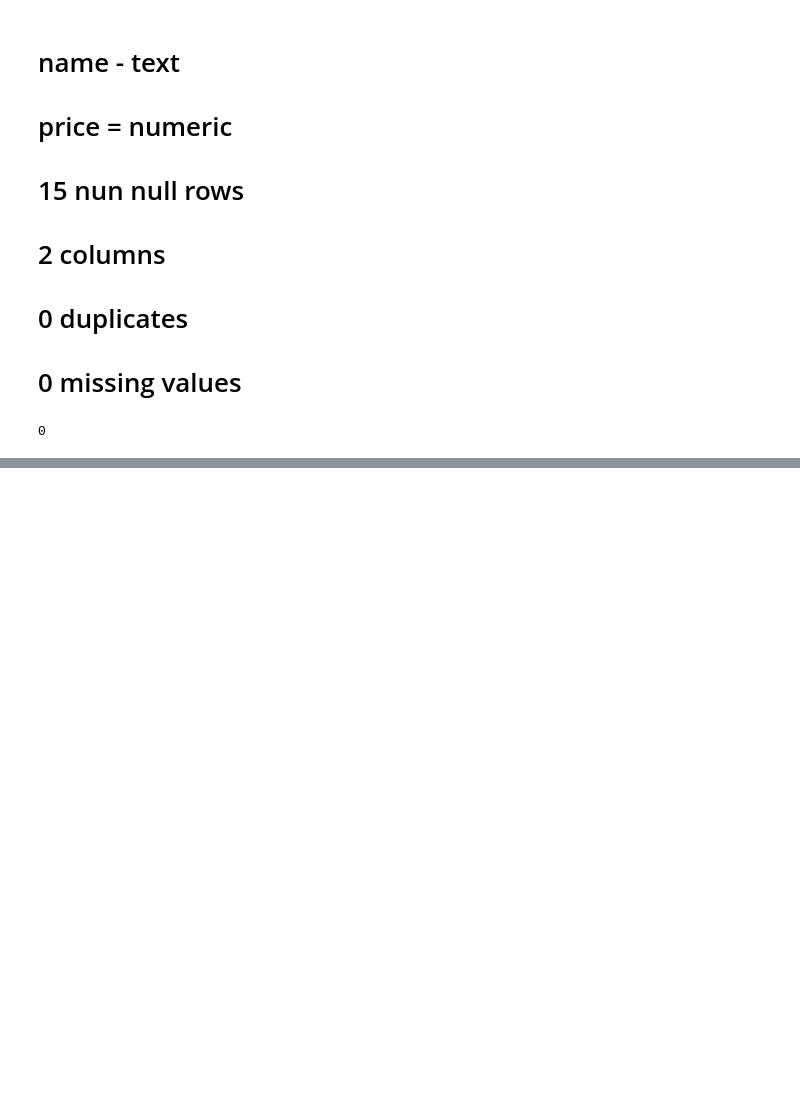
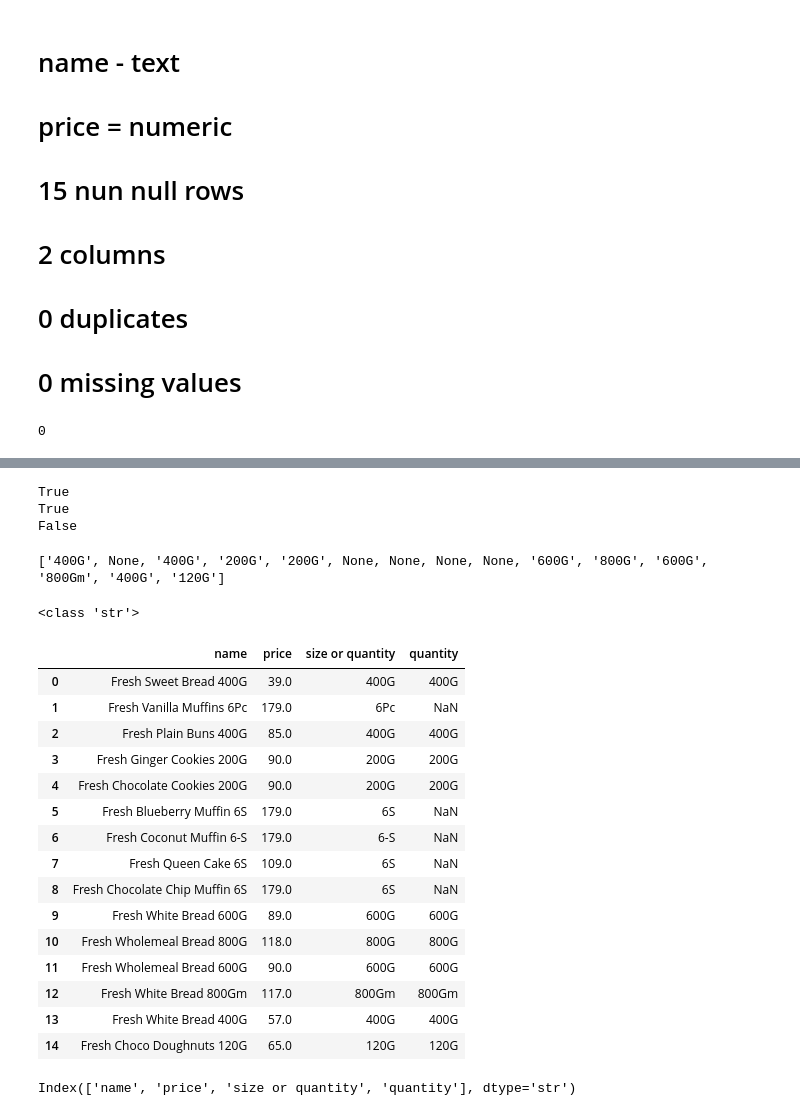
Before and after one commit to wondercleo/Data-frames, a Jupyter notebook: naivas_price_discount_analysis.ipynb, the cells around one changed output, grey strips where cells are left out. Saved outputs shown, nothing was run; the diff lists cells and outputs as text; code cells hidden in the pictures; blank space fills up the shorter version.

```diff
--- a/naivas_price_discount_analysis.ipynb
+++ b/naivas_price_discount_analysis.ipynb
@@ -321,0 +402,5 @@ Name: name, dtype: object
+# %%
+sizes = []
+for item in split_name:
+    sizes.append(item[-1])
+print(sizes)
@@ -321,0 +409,3 @@ Name: name, dtype: object
+# %%
+df["size or quantity"] = sizes
+print(df)
@@ -321,0 +435,4 @@ Name: name, dtype: object
+# %%
+
+for size in sizes:
+    print(size, size.endswith(("G","Gm")))
@@ -321,0 +455,45 @@ Name: name, dtype: object
+# %%
+print("400G".endswith(("G", "Gm")))
+print("800Gm".endswith(("G", "Gm")))
+print("6S".endswith(("G","Gm")))
+# %% [output]
+True
+True
+False
+# %%
+weights = []
+for size in sizes:
+    if size.endswith(("G","Gm")):
+        weights.append(size)
+    else:
+        weights.append(None)
+print(weights)
+# %% [output]
+['400G', None, '400G', '200G', '200G', None, None, None, None, '600G', '800G', '600G', '800Gm', '400G', '120G']
+# %%
+print(type(weights[4]))
+
+df["quantity"] = weights
+df
+# %% [output]
+<class 'str'>
+|  | name | price | size or quantity | quantity |
+| 0 | Fresh Sweet Bread 400G | 39.0 | 400G | 400G |
+| 1 | Fresh Vanilla Muffins 6Pc | 179.0 | 6Pc | NaN |
+| 2 | Fresh Plain Buns 400G | 85.0 | 400G | 400G |
+| 3 | Fresh Ginger Cookies 200G | 90.0 | 200G | 200G |
+| 4 | Fresh Chocolate Cookies 200G | 90.0 | 200G | 200G |
+| 5 | Fresh Blueberry Muffin 6S | 179.0 | 6S | NaN |
+| 6 | Fresh Coconut Muffin 6-S | 179.0 | 6-S | NaN |
+| 7 | Fresh Queen Cake 6S | 109.0 | 6S | NaN |
+| 8 | Fresh Chocolate Chip Muffin 6S | 179.0 | 6S | NaN |
+| 9 | Fresh White Bread 600G | 89.0 | 600G | 600G |
+| 10 | Fresh Wholemeal Bread 800G | 118.0 | 800G | 800G |
+| 11 | Fresh Wholemeal Bread 600G | 90.0 | 600G | 600G |
+| 12 | Fresh White Bread 800Gm | 117.0 | 800Gm | 800Gm |
+| 13 | Fresh White Bread 400G | 57.0 | 400G | 400G |
+| 14 | Fresh Choco Doughnuts 120G | 65.0 | 120G | 120G |
+# %%
+df.columns
+# %% [output]
+Index(['name', 'price', 'size or quantity', 'quantity'], dtype='str')
```
Also changed, not shown: parts of 33 cells of this notebook.
